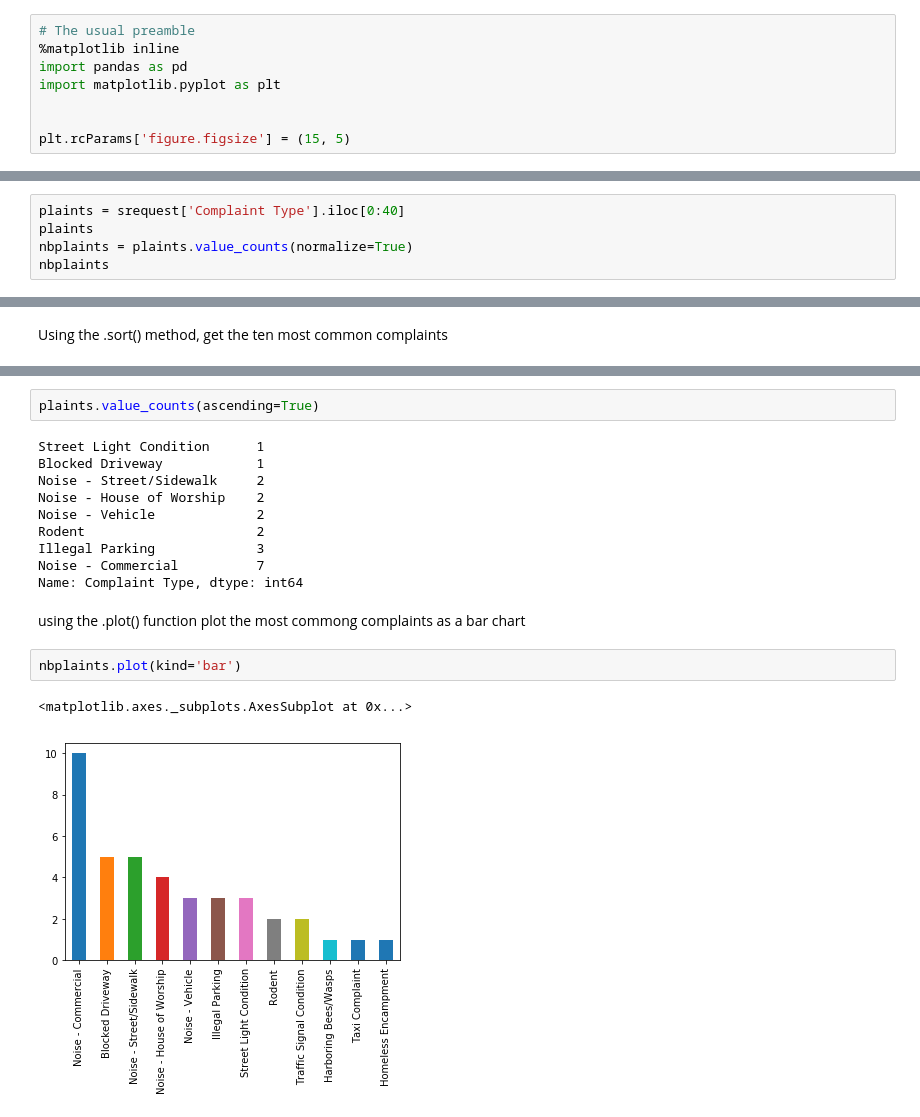
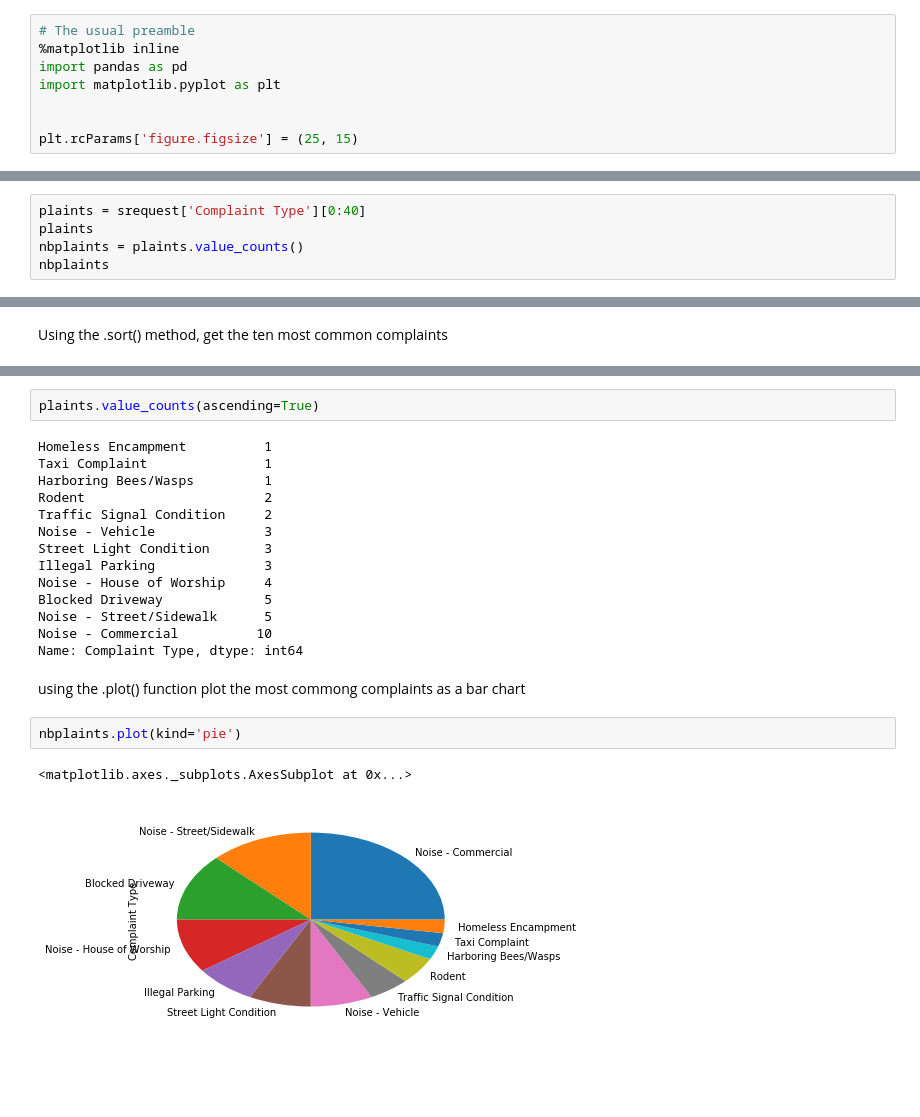
Before and after one commit to dikocy/document_GIT, a Jupyter notebook: Doc_python/pandas-cookbook/cookbook/Chapter 2 - Selecting data & finding the most common complaint type.ipynb, the cells around one changed output, grey strips where cells are left out. Cells and saved outputs as stored; diff of their text form; blank space fills up the shorter version.

```diff
--- a/Doc_python/pandas-cookbook/cookbook/Chapter 2 - Selecting data & finding the most common complaint type.ipynb
+++ b/Doc_python/pandas-cookbook/cookbook/Chapter 2 - Selecting data & finding the most common complaint type.ipynb
@@ -5,7 +5,7 @@ import pandas as pd
 import matplotlib.pyplot as plt
 
 
-plt.rcParams['figure.figsize'] = (15, 5)
+plt.rcParams['figure.figsize'] = (25, 15)
 # %% [markdown]
 We're going to use a new dataset here, to demonstrate how to deal with larger datasets. This is a subset of the of 311 service requests from [NYC Open Data](https://nycopendata.socrata.com/Social-Services/311-Service-Requests-from-2010-to-Present/erm2-nwe9).
 
@@ -140,8 +126,8 @@ That showed us a summary, and then we can look at the first 10 rows:
 # %% [markdown]
 In the following we are going to see what are the most common complaints. You can use the `.value_counts()` method for that
 # %%
-plaints = srequest['Complaint Type'].iloc[0:40]
+plaints = srequest['Complaint Type'][0:40]
 plaints
-nbplaints = plaints.value_counts(normalize=True)
+nbplaints = plaints.value_counts()
 nbplaints
 # %% [output]
@@ -179,22 +165,26 @@ Name: Complaint Type, dtype: int64
 # %%
 plaints.value_counts(ascending=True)
 # %% [output]
-Street Light Condition      1
-Blocked Driveway            1
-Noise - Street/Sidewalk     2
-Noise - House of Worship    2
-Noise - Vehicle             2
-Rodent                      2
-Illegal Parking             3
-Noise - Commercial          7
+Homeless Encampment          1
+Taxi Complaint               1
+Harboring Bees/Wasps         1
+Rodent                       2
+Traffic Signal Condition     2
+Noise - Vehicle              3
+Street Light Condition       3
+Illegal Parking              3
+Noise - House of Worship     4
+Blocked Driveway             5
+Noise - Street/Sidewalk      5
+Noise - Commercial          10
 Name: Complaint Type, dtype: int64
 # %% [markdown]
 using the .plot() function plot the most commong complaints as a bar chart
 # %%
-nbplaints.plot(kind='bar')
+nbplaints.plot(kind='pie')
 # %% [output]
 <matplotlib.axes._subplots.AxesSubplot at 0x...>
-[figure, old version]
+[figure, new version]
 # %% [markdown]
 <style>
     @font-face {
```
Also changed, not shown: parts of 8 cells of this notebook, 6 other files.
